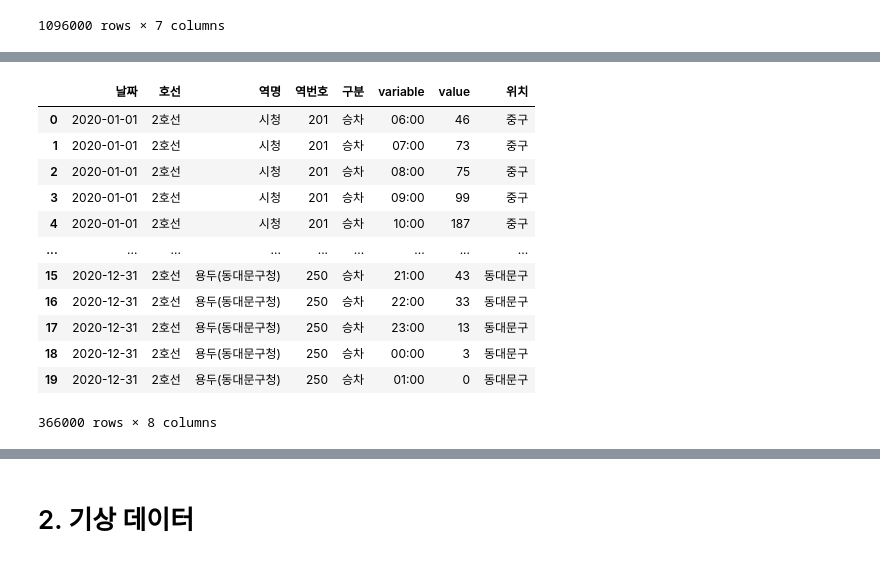
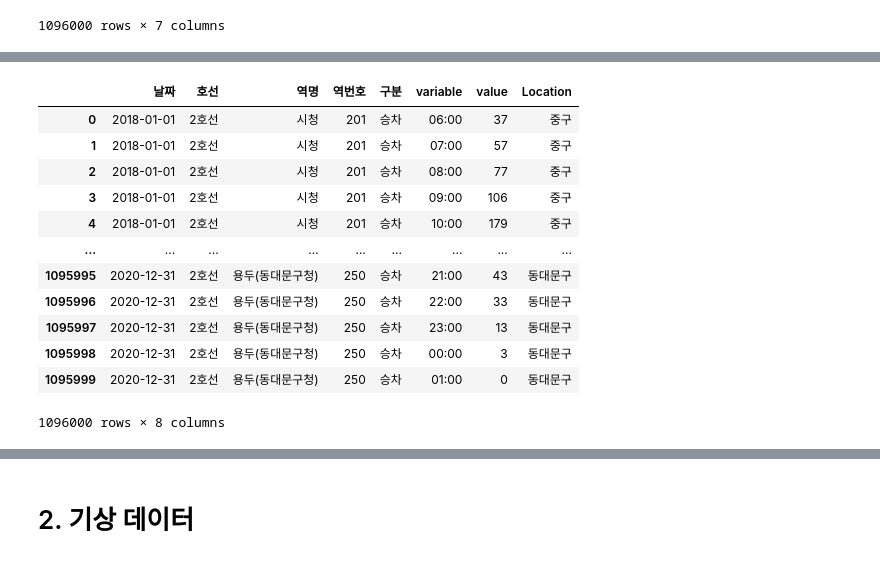
Before and after one commit to HyeongSeok-Park/Academy_Second_Project, a Jupyter notebook: 데이터 전처리 및 시각화.ipynb, the cells around one changed output, grey strips where cells are left out. Saved outputs shown, nothing was run; the diff lists cells and outputs as text; code cells hidden in the pictures.

```diff
--- a/데이터 전처리 및 시각화.ipynb
+++ b/데이터 전처리 및 시각화.ipynb
@@ -449,26 +428,26 @@ sub_2020_edit3['variable'].value_counts()
 Name: variable, dtype: int64
 # %%
 # 3차 가공 데이터 (시간 수정)
-sub_2020_edit3 = sub_2020_edit3.replace('06:00 이전', '06:00')
-sub_2020_edit3 = sub_2020_edit3.replace('06:00 ~ 07:00', '07:00')
-sub_2020_edit3 = sub_2020_edit3.replace('07:00 ~ 08:00', '08:00')
-sub_2020_edit3 = sub_2020_edit3.replace('08:00 ~ 09:00', '09:00')
-sub_2020_edit3 = sub_2020_edit3.replace('09:00 ~ 10:00', '10:00')
-sub_2020_edit3 = sub_2020_edit3.replace('10:00 ~ 11:00', '11:00')
-sub_2020_edit3 = sub_2020_edit3.replace('11:00 ~ 12:00', '12:00')
-sub_2020_edit3 = sub_2020_edit3.replace('12:00 ~ 13:00', '13:00')
-sub_2020_edit3 = sub_2020_edit3.replace('13:00 ~ 14:00', '14:00')
-sub_2020_edit3 = sub_2020_edit3.replace('14:00 ~ 15:00', '15:00')
-sub_2020_edit3 = sub_2020_edit3.replace('15:00 ~ 16:00', '16:00')
-sub_2020_edit3 = sub_2020_edit3.replace('16:00 ~ 17:00', '17:00')
-sub_2020_edit3 = sub_2020_edit3.replace('17:00 ~ 18:00', '18:00')
-sub_2020_edit3 = sub_2020_edit3.replace('18:00 ~ 19:00', '19:00')
-sub_2020_edit3 = sub_2020_edit3.replace('19:00 ~ 20:00', '20:00')
-sub_2020_edit3 = sub_2020_edit3.replace('20:00 ~ 21:00', '21:00')
-sub_2020_edit3 = sub_2020_edit3.replace('21:00 ~ 22:00', '22:00')
-sub_2020_edit3 = sub_2020_edit3.replace('22:00 ~ 23:00', '23:00')
-sub_2020_edit3 = sub_2020_edit3.replace('23:00 ~ 24:00', '00:00') # 기상데이터와 시간을 맞추기 위해 '00:00'으로 설정
-sub_2020_edit3 = sub_2020_edit3.replace('24:00 이후', '01:00')
+subway_total_edit3 = subway_total_edit3.replace('06:00 이전', '06:00')
+subway_total_edit3 = subway_total_edit3.replace('06:00 ~ 07:00', '07:00')
+subway_total_edit3 = subway_total_edit3.replace('07:00 ~ 08:00', '08:00')
+subway_total_edit3 = subway_total_edit3.replace('08:00 ~ 09:00', '09:00')
+subway_total_edit3 = subway_total_edit3.replace('09:00 ~ 10:00', '10:00')
+subway_total_edit3 = subway_total_edit3.replace('10:00 ~ 11:00', '11:00')
+subway_total_edit3 = subway_total_edit3.replace('11:00 ~ 12:00', '12:00')
+subway_total_edit3 = subway_total_edit3.replace('12:00 ~ 13:00', '13:00')
+subway_total_edit3 = subway_total_edit3.replace('13:00 ~ 14:00', '14:00')
+subway_total_edit3 = subway_total_edit3.replace('14:00 ~ 15:00', '15:00')
+subway_total_edit3 = subway_total_edit3.replace('15:00 ~ 16:00', '16:00')
+subway_total_edit3 = subway_total_edit3.replace('16:00 ~ 17:00', '17:00')
+subway_total_edit3 = subway_total_edit3.replace('17:00 ~ 18:00', '18:00')
+subway_total_edit3 = subway_total_edit3.replace('18:00 ~ 19:00', '19:00')
+subway_total_edit3 = subway_total_edit3.replace('19:00 ~ 20:00', '20:00')
+subway_total_edit3 = subway_total_edit3.replace('20:00 ~ 21:00', '21:00')
+subway_total_edit3 = subway_total_edit3.replace('21:00 ~ 22:00', '22:00')
+subway_total_edit3 = subway_total_edit3.replace('22:00 ~ 23:00', '23:00')
+subway_total_edit3 = subway_total_edit3.replace('23:00 ~ 24:00', '00:00') # 기상데이터와 시간을 맞추기 위해 '00:00'으로 설정
+subway_total_edit3 = subway_total_edit3.replace('24:00 이후', '01:00')
 
-sub_2020_edit3['variable'].value_counts()
+subway_total_edit3['variable'].value_counts()
 # %% [output]
@@ -491,20 +470,20 @@ sub_2020_edit3['variable'].value_counts()
 Name: variable, dtype: int64
 # %%
 # 3차 가공 데이터 확인
-sub_2020_edit3
+subway_total_edit3
 # %% [output]
-|  | 날짜 | 호선 | 역명 | 역번호 | 구분 | variable | value | 위치 |
-| 0 | 2020-01-01 | 2호선 | 시청 | 201 | 승차 | 06:00 | 46 | 중구 |
-| 1 | 2020-01-01 | 2호선 | 시청 | 201 | 승차 | 07:00 | 73 | 중구 |
-| 2 | 2020-01-01 | 2호선 | 시청 | 201 | 승차 | 08:00 | 75 | 중구 |
-| 3 | 2020-01-01 | 2호선 | 시청 | 201 | 승차 | 09:00 | 99 | 중구 |
-| 4 | 2020-01-01 | 2호선 | 시청 | 201 | 승차 | 10:00 | 187 | 중구 |
+|  | 날짜 | 호선 | 역명 | 역번호 | 구분 | variable | value | Location |
+| 0 | 2018-01-01 | 2호선 | 시청 | 201 | 승차 | 06:00 | 37 | 중구 |
+| 1 | 2018-01-01 | 2호선 | 시청 | 201 | 승차 | 07:00 | 57 | 중구 |
+| 2 | 2018-01-01 | 2호선 | 시청 | 201 | 승차 | 08:00 | 77 | 중구 |
+| 3 | 2018-01-01 | 2호선 | 시청 | 201 | 승차 | 09:00 | 106 | 중구 |
+| 4 | 2018-01-01 | 2호선 | 시청 | 201 | 승차 | 10:00 | 179 | 중구 |
 | ... | ... | ... | ... | ... | ... | ... | ... | ... |
-| 15 | 2020-12-31 | 2호선 | 용두(동대문구청) | 250 | 승차 | 21:00 | 43 | 동대문구 |
-| 16 | 2020-12-31 | 2호선 | 용두(동대문구청) | 250 | 승차 | 22:00 | 33 | 동대문구 |
-| 17 | 2020-12-31 | 2호선 | 용두(동대문구청) | 250 | 승차 | 23:00 | 13 | 동대문구 |
-| 18 | 2020-12-31 | 2호선 | 용두(동대문구청) | 250 | 승차 | 00:00 | 3 | 동대문구 |
-| 19 | 2020-12-31 | 2호선 | 용두(동대문구청) | 250 | 승차 | 01:00 | 0 | 동대문구 |
+| 1095995 | 2020-12-31 | 2호선 | 용두(동대문구청) | 250 | 승차 | 21:00 | 43 | 동대문구 |
+| 1095996 | 2020-12-31 | 2호선 | 용두(동대문구청) | 250 | 승차 | 22:00 | 33 | 동대문구 |
+| 1095997 | 2020-12-31 | 2호선 | 용두(동대문구청) | 250 | 승차 | 23:00 | 13 | 동대문구 |
+| 1095998 | 2020-12-31 | 2호선 | 용두(동대문구청) | 250 | 승차 | 00:00 | 3 | 동대문구 |
+| 1095999 | 2020-12-31 | 2호선 | 용두(동대문구청) | 250 | 승차 | 01:00 | 0 | 동대문구 |
-366000 rows × 8 columns
+1096000 rows × 8 columns
 # %%
 # 4차 가공 데이터 (Column 편집)
```
Also changed, not shown: parts of 19 cells of this notebook.
